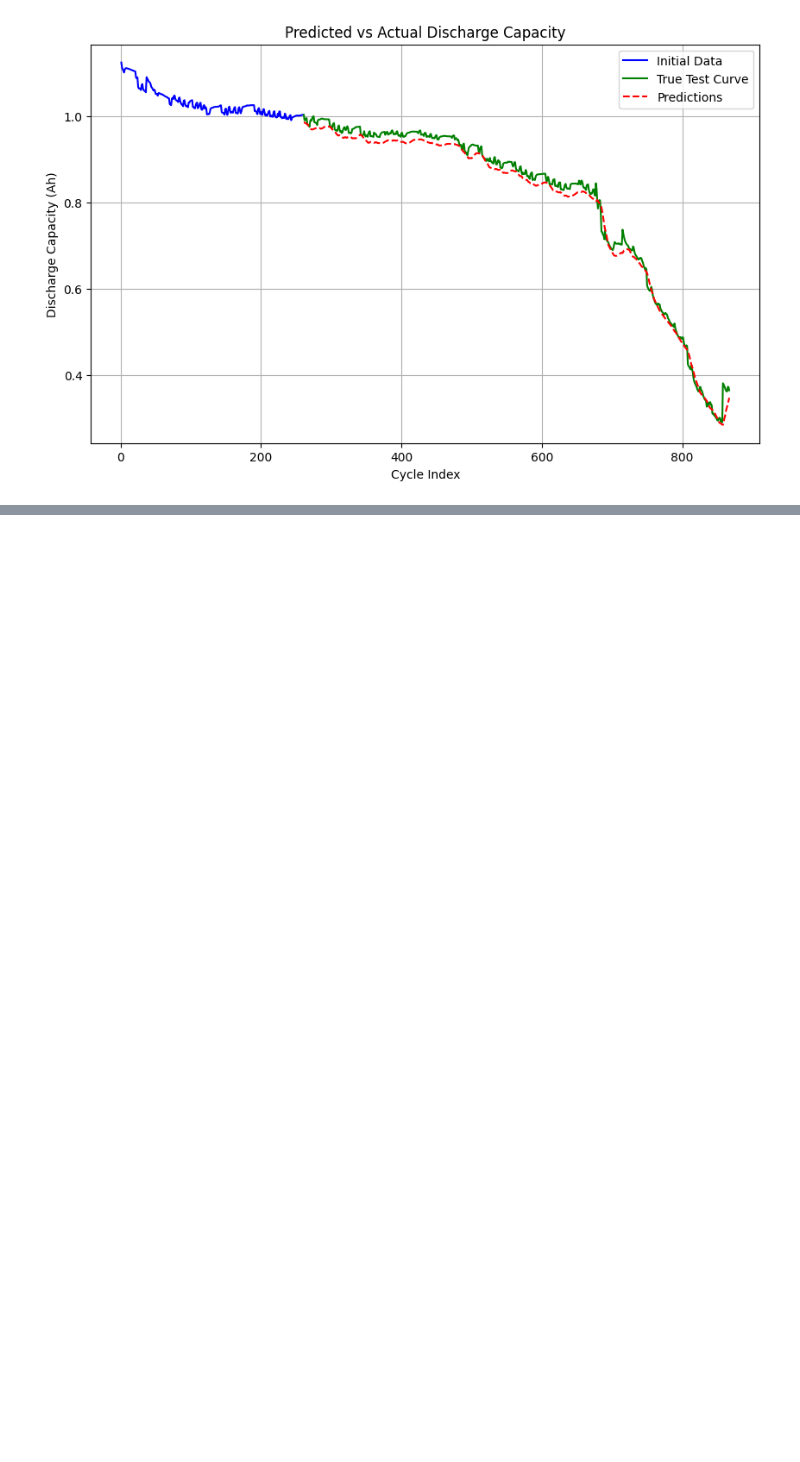
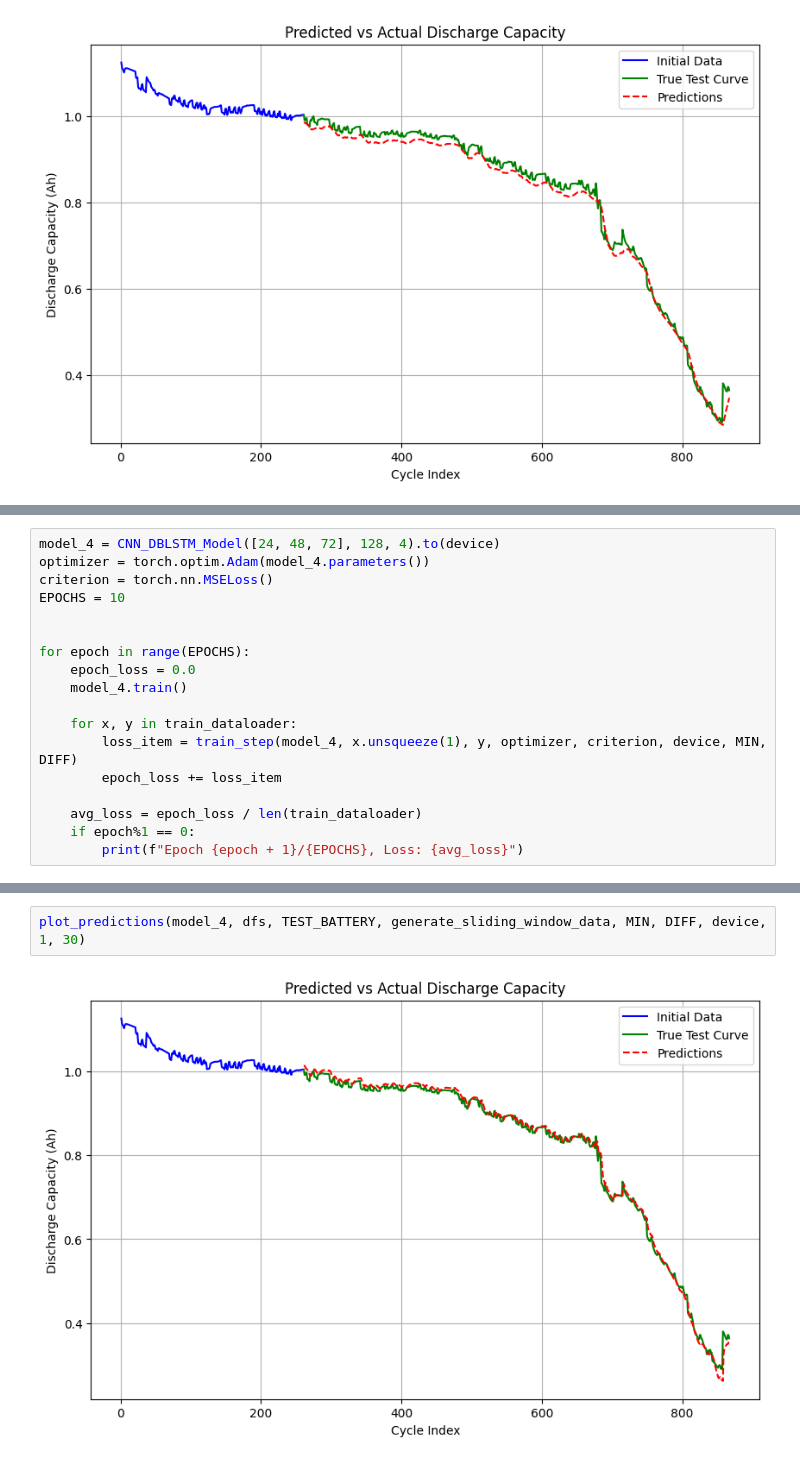
Before and after one commit to Shubham-Mate/Battery-RUL-Prediction, a Jupyter notebook: Paper Reproduction.ipynb, the cells around one changed output, grey strips where cells are left out. Drawn from its saved outputs; the diff is of its cells as text; blank space fills up the shorter version.

Commit message:
Added CNN-Deep BiLSTM model

```diff
--- a/Paper Reproduction.ipynb
+++ b/Paper Reproduction.ipynb
@@ -424,0 +427,18 @@ plot_predictions(model_3, dfs, TEST_BATTERY, generate_sliding_window_data, MIN,
+# %%
+model_4 = CNN_DBLSTM_Model([24, 48, 72], 128, 4).to(device)
+optimizer = torch.optim.Adam(model_4.parameters())
+criterion = torch.nn.MSELoss()
+EPOCHS = 10
+
+
+for epoch in range(EPOCHS):
+    epoch_loss = 0.0
+    model_4.train()
+
+    for x, y in train_dataloader:
+        loss_item = train_step(model_4, x.unsqueeze(1), y, optimizer, criterion, device, MIN, DIFF)
+        epoch_loss += loss_item
+
+    avg_loss = epoch_loss / len(train_dataloader)
+    if epoch%1 == 0:
+        print(f"Epoch {epoch + 1}/{EPOCHS}, Loss: {avg_loss}")
@@ -424,0 +474,4 @@ plot_predictions(model_3, dfs, TEST_BATTERY, generate_sliding_window_data, MIN,
+# %%
+plot_predictions(model_4, dfs, TEST_BATTERY, generate_sliding_window_data, MIN, DIFF, device, 1, 30)
+# %% [output]
+[figure, added]
```
Also changed, not shown: parts of 4 cells of this notebook, 3 other files.
